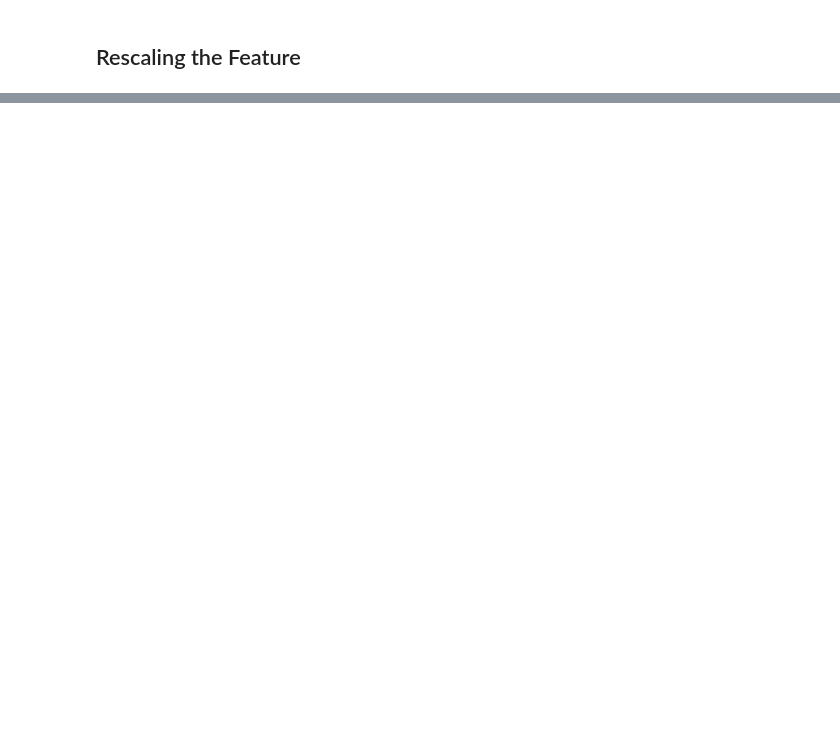
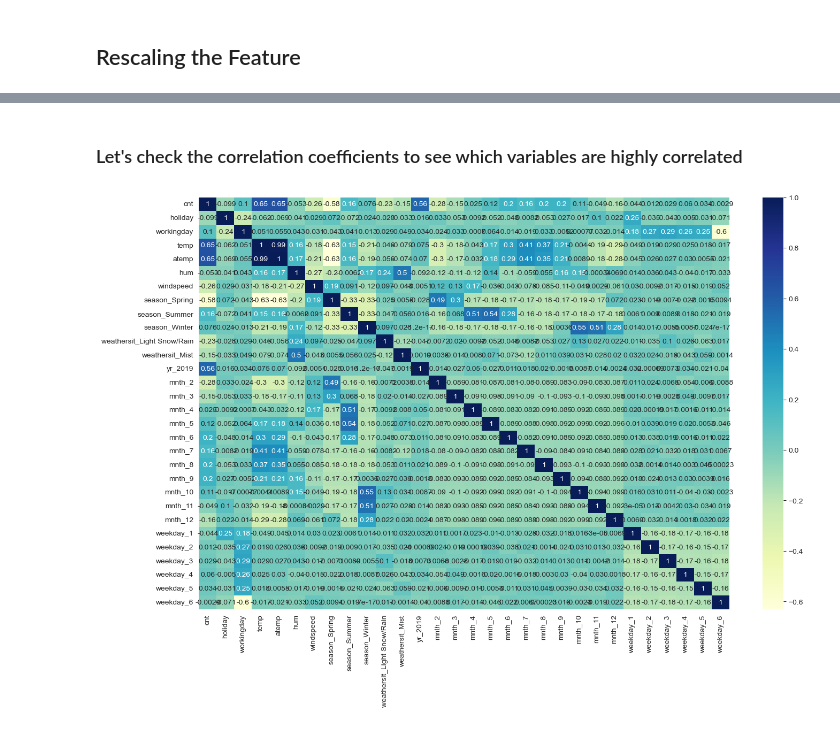
Before and after one commit to lacusu/ML1-LR-SharedBike-Assignment, a Jupyter notebook: BikeSharedAssignment.ipynb, the cells around one changed output, grey strips where cells are left out. Drawn from its saved outputs; the diff is of its cells as text; code cells hidden in the pictures; blank space fills up the shorter version.

```diff
--- a/BikeSharedAssignment.ipynb
+++ b/BikeSharedAssignment.ipynb
@@ -172,4 +139,8 @@ Since 'yr' is binary, you can skip the dummy encoding and keep it as 0/1 without
-# %%
-# Drop colum 'dteday'
-data.drop(columns=['dteday'], inplace=True)
-data.head()
+# %%
+# Convert categorical columns to meaningful labels
+data["season"] = data["season"].map({1: "Spring", 2: "Summer", 3: "Fall", 4: "Winter"})
+data["weathersit"] = data["weathersit"].map({1: "Clear", 2: "Mist", 3: "Light Snow/Rain", 4: "Heavy Rain/Snow"})
+data["yr"] = data["yr"].map({0: "2018", 1: "2019"})
+
+# Convert categorical variables into dummy variables
+data = pd.get_dummies(data, columns=["season", "weathersit", "yr", "mnth", "weekday"], drop_first=True).astype(int)
@@ -176 +149,4 @@ data.head()
+# %%
+cnt_col = data.pop("cnt")  # Remove and store 'cnt'
+data.insert(0, "cnt", cnt_col)
 # %% [markdown]
@@ -189,7 +173,7 @@ data.head()
 from sklearn.preprocessing import MinMaxScaler
 scaler = MinMaxScaler()
 
-num_variables = ['temp', 'atemp', 'hum', 'windspeed']
+num_variables = ['cnt','temp', 'atemp', 'hum', 'windspeed']
 # %%
 df_train[num_variables] = scaler.fit_transform(df_train[num_variables])
 df_train.head()
@@ -291,0 +201,11 @@ df_train.head()
+# %% [markdown]
+### Let's check the correlation coefficients to see which variables are highly correlated
+# %%
+  # Insert 'cnt' at index 0
+
+plt.figure(figsize = (16, 10))
+corr_matrix = df_train.corr()
+sns.heatmap(corr_matrix, annot = True, cmap="YlGnBu")
+plt.show()
+# %% [output]
+[figure, added]
```
Also changed, not shown: parts of 61 cells of this notebook.
